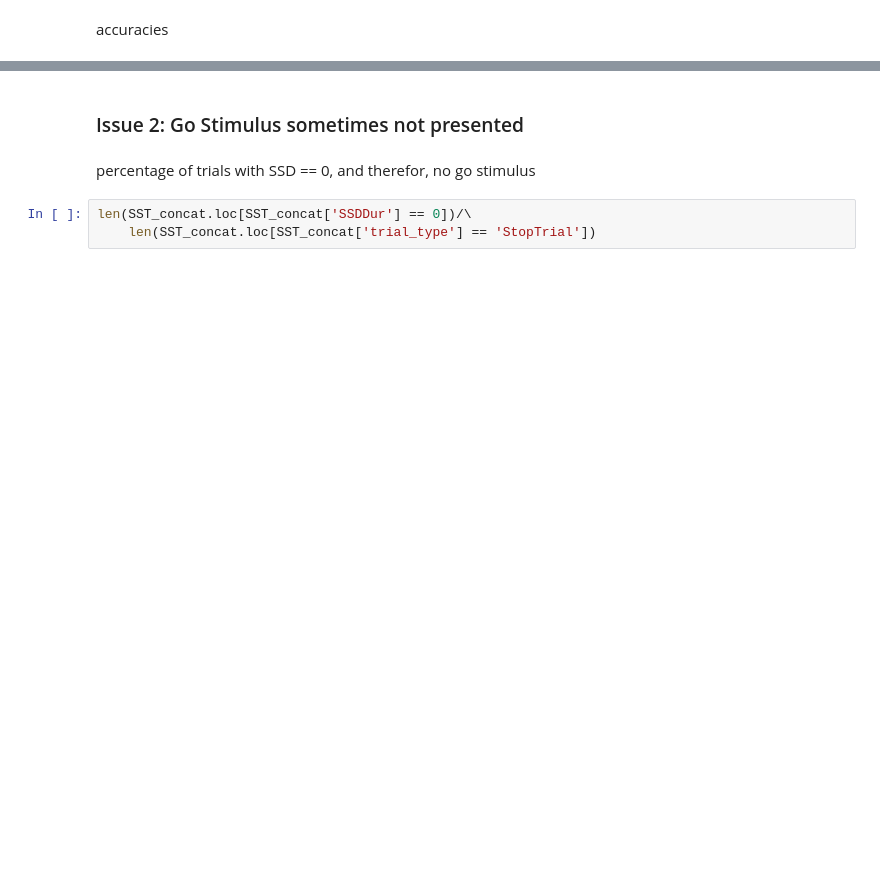
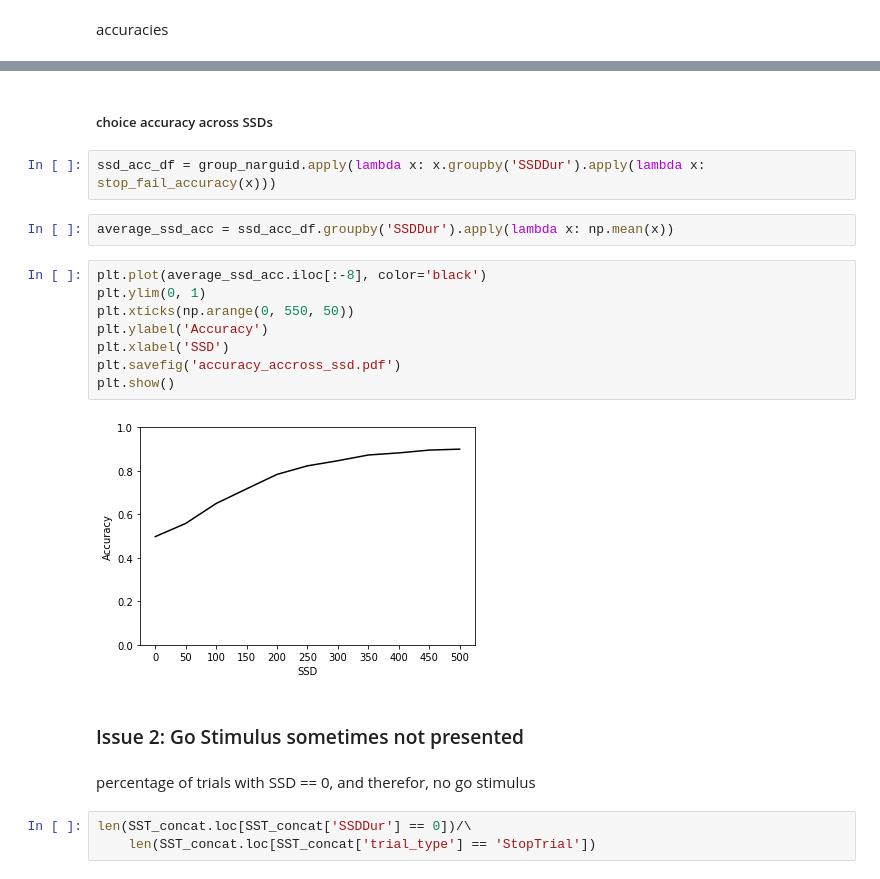
Before and after one commit to mckenziephagen/ABCD_Stop_Signal, a Jupyter notebook: scripts/SST_manuscript/SST_problems.ipynb, the cells around one changed output, grey strips where cells are left out. Saved outputs shown, nothing was run; the diff lists cells and outputs as text; blank space fills up the shorter version.

```diff
--- a/scripts/SST_manuscript/SST_problems.ipynb
+++ b/scripts/SST_manuscript/SST_problems.ipynb
@@ -165,3 +216,19 @@ ttest_rel(narguid_df['stop_acc'], narguid_df['go_acc'])
+# %% [markdown]
+##### choice accuracy across SSDs
+# %%
+ssd_acc_df = group_narguid.apply(lambda x: x.groupby('SSDDur').apply(lambda x: stop_fail_accuracy(x)))
+# %%
+average_ssd_acc = ssd_acc_df.groupby('SSDDur').apply(lambda x: np.mean(x))
+# %%
+plt.plot(average_ssd_acc.iloc[:-8], color='black')
+plt.ylim(0, 1)
+plt.xticks(np.arange(0, 550, 50))
+plt.ylabel('Accuracy')
+plt.xlabel('SSD')
+plt.savefig('accuracy_accross_ssd.pdf')
+plt.show()
+# %% [output]
+[figure, added]
 # %% [markdown]
 ### Issue 2: Go Stimulus sometimes not presented
 # %% [markdown]
```
Also changed, not shown: parts of 57 cells of this notebook.
